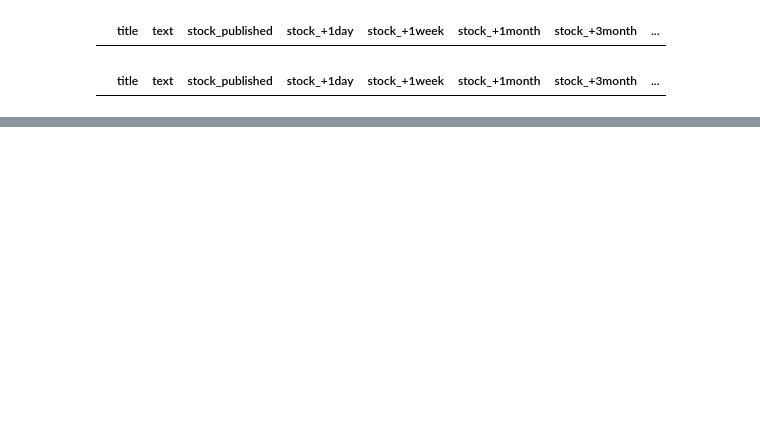
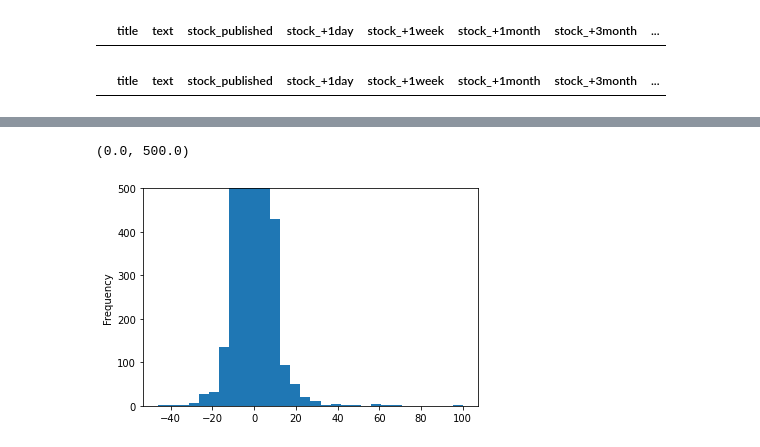
Before and after one commit to koniferous22/aitalents-investoid, a Jupyter notebook: training/Training - samuel.ipynb, the cells around one changed output, grey strips where cells are left out. Drawn from its saved outputs; the diff is of its cells as text; code cells hidden in the pictures; blank space fills up the shorter version.

```diff
--- a/training/Training - samuel.ipynb
+++ b/training/Training - samuel.ipynb
@@ -32,8 +32,12 @@ observations = [
 def build_train_df1(source_df):
     train_df1 = pd.DataFrame(train_df['title'])
     for observation in observations:
-        train_df1[f'change_{observation}'] = (train_df[f'stock_{observation}'] / train_df['stock_published']) - 1
+        train_df1[f'change_{observation}'] = ((train_df[f'stock_{observation}'] / train_df['stock_published']) - 1) * 100
+        train_df1[f'change_{observation}'] = train_df1[f'change_{observation}'].apply(
+            lambda x: min(x, 100)
+        )
     return train_df1
+train_df1  = build_train_df1(train_df)
 # %%
 train_df[train_df['stock_published'] == 0]
 # No division by zero
@@ -61,0 +83,8 @@ NameError: name 'build_train_df1' is not defined
+# %%
+import matplotlib.pyplot as plt
+fig, ax = plt.subplots()
+train_df1['change_+1day'].plot.hist(ax=ax, bins=30, bottom=0.1)
+ax.set_ylim([0, 500])
+# %% [output]
+(0.0, 500.0)
+[figure, added]
```
Also changed, not shown: parts of 7 cells of this notebook.
